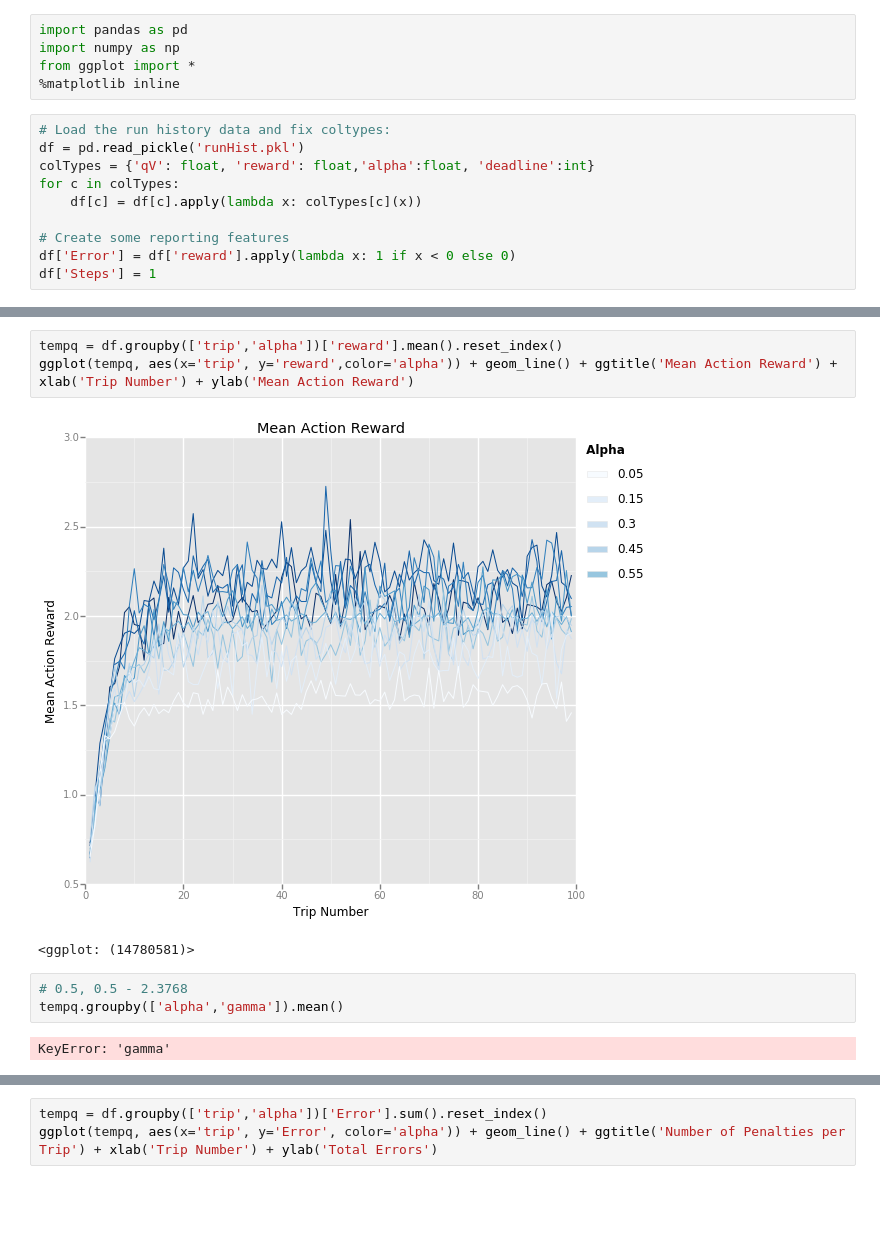
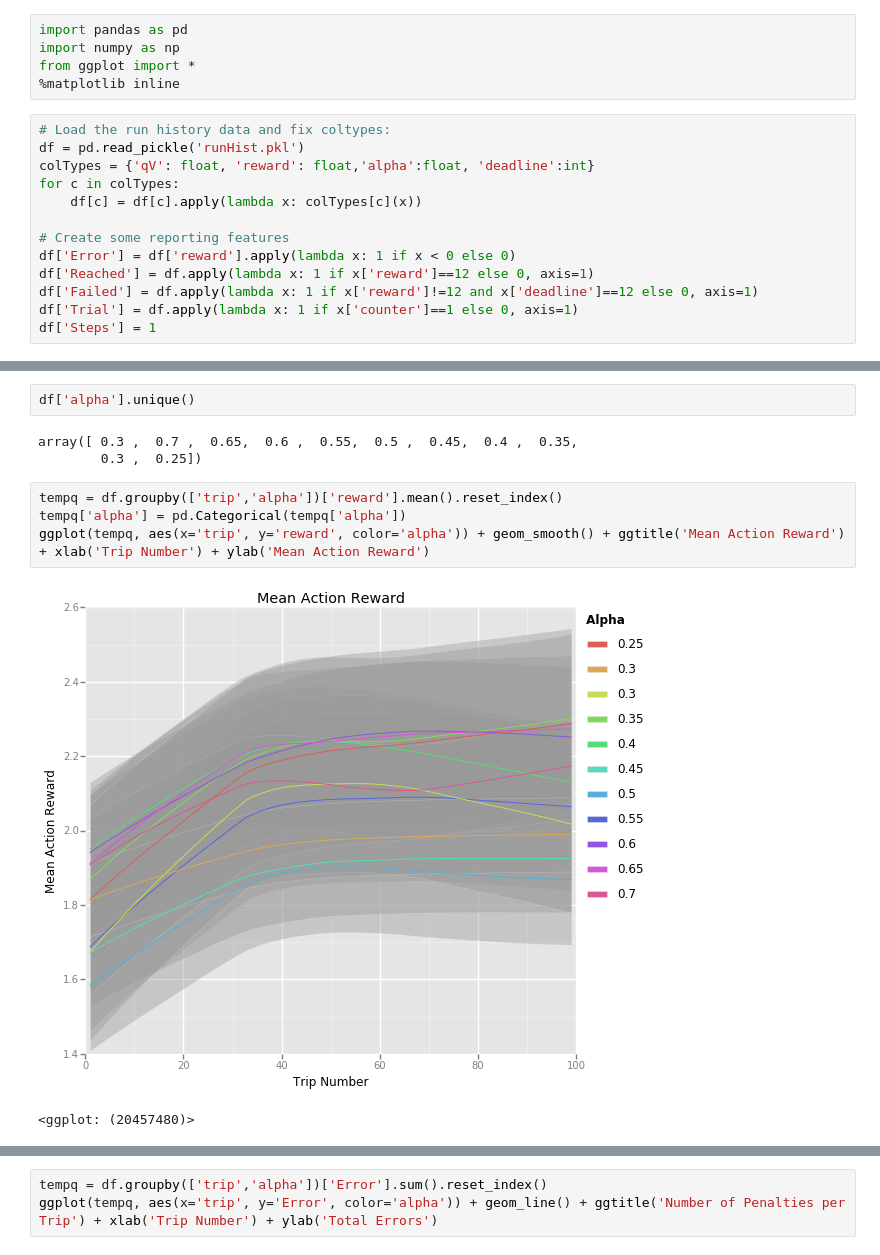
Before and after one commit to jank3/Machine-Learning-Engineer-Nanodegree, a Jupyter notebook: P4. Train a Smartcab/smartcab/smartcab/Performance Analysis.ipynb, the cells around one changed output, grey strips where cells are left out. Saved outputs shown, nothing was run; the diff lists cells and outputs as text; blank space fills up the shorter version.

```diff
--- a/P4. Train a Smartcab/smartcab/smartcab/Performance Analysis.ipynb
+++ b/P4. Train a Smartcab/smartcab/smartcab/Performance Analysis.ipynb
@@ -12,4 +12,7 @@ for c in colTypes:
 
 # Create some reporting features
 df['Error'] = df['reward'].apply(lambda x: 1 if x < 0 else 0)
+df['Reached'] = df.apply(lambda x: 1 if x['reward']==12 else 0, axis=1)
+df['Failed'] = df.apply(lambda x: 1 if x['reward']!=12 and x['deadline']==12 else 0, axis=1)
+df['Trial'] = df.apply(lambda x: 1 if x['counter']==1 else 0, axis=1)
 df['Steps'] = 1
@@ -96,11 +44,12 @@ temp.groupby('gamma').mean()
+# %%
+df['alpha'].unique()
+# %% [output]
+array([ 0.3 ,  0.7 ,  0.65,  0.6 ,  0.55,  0.5 ,  0.45,  0.4 ,  0.35,
+        0.3 ,  0.25])
 # %%
 tempq = df.groupby(['trip','alpha'])['reward'].mean().reset_index()
-ggplot(tempq, aes(x='trip', y='reward',color='alpha')) + geom_line() + ggtitle('Mean Action Reward') + xlab('Trip Number') + ylab('Mean Action Reward')
+tempq['alpha'] = pd.Categorical(tempq['alpha'])
+ggplot(tempq, aes(x='trip', y='reward', color='alpha')) + geom_smooth() + ggtitle('Mean Action Reward') + xlab('Trip Number') + ylab('Mean Action Reward')
 # %% [output]
-[figure, old version]
+[figure, new version]
-<ggplot: (14780581)>
+<ggplot: (20457480)>
-# %%
-# 0.5, 0.5 - 2.3768
-tempq.groupby(['alpha','gamma']).mean()
-# %% [output]
-KeyError: 'gamma'
```
Also changed, not shown: parts of 9 cells of this notebook, 4 other files.
